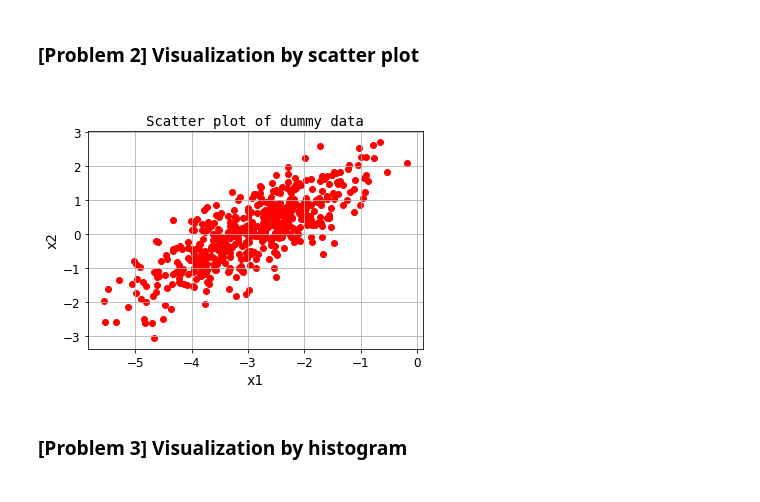
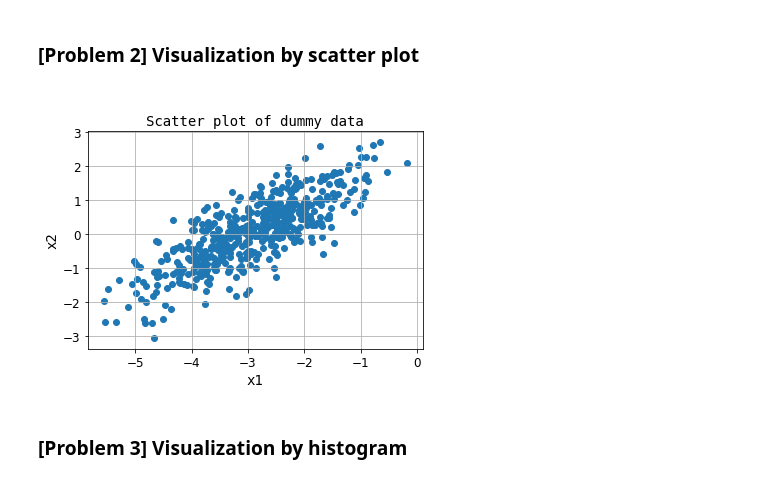
Before and after one commit to goriummaximum/diveintocode-ml, a Jupyter notebook: Assignments/Week2/Mathematics_pre-class_assignment/ass2/code.ipynb, the cells around one changed output. Cells and saved outputs as stored; diff of their text form; code cells hidden in the pictures.

```diff
--- a/Assignments/Week2/Mathematics_pre-class_assignment/ass2/code.ipynb
+++ b/Assignments/Week2/Mathematics_pre-class_assignment/ass2/code.ipynb
@@ -40,12 +40,12 @@ print(random_data)
 # %%
 plt.grid()
 plt.title("Scatter plot of dummy data", fontdict=font)
 plt.xlabel("x1", fontdict=font)
 plt.ylabel("x2", fontdict=font)
 plt.tick_params(labelsize=12)
-plt.scatter(random_data[:, 0], random_data[:, 1], color= 'red')
+plt.scatter(random_data[:, 0], random_data[:, 1])
 plt.show()
 # %% [output]
-[figure, old version]
+[figure, new version]
 # %% [markdown]
 <h3>[Problem 3] Visualization by histogram<h3>
```
Also changed, not shown: parts of 12 cells of this notebook.
